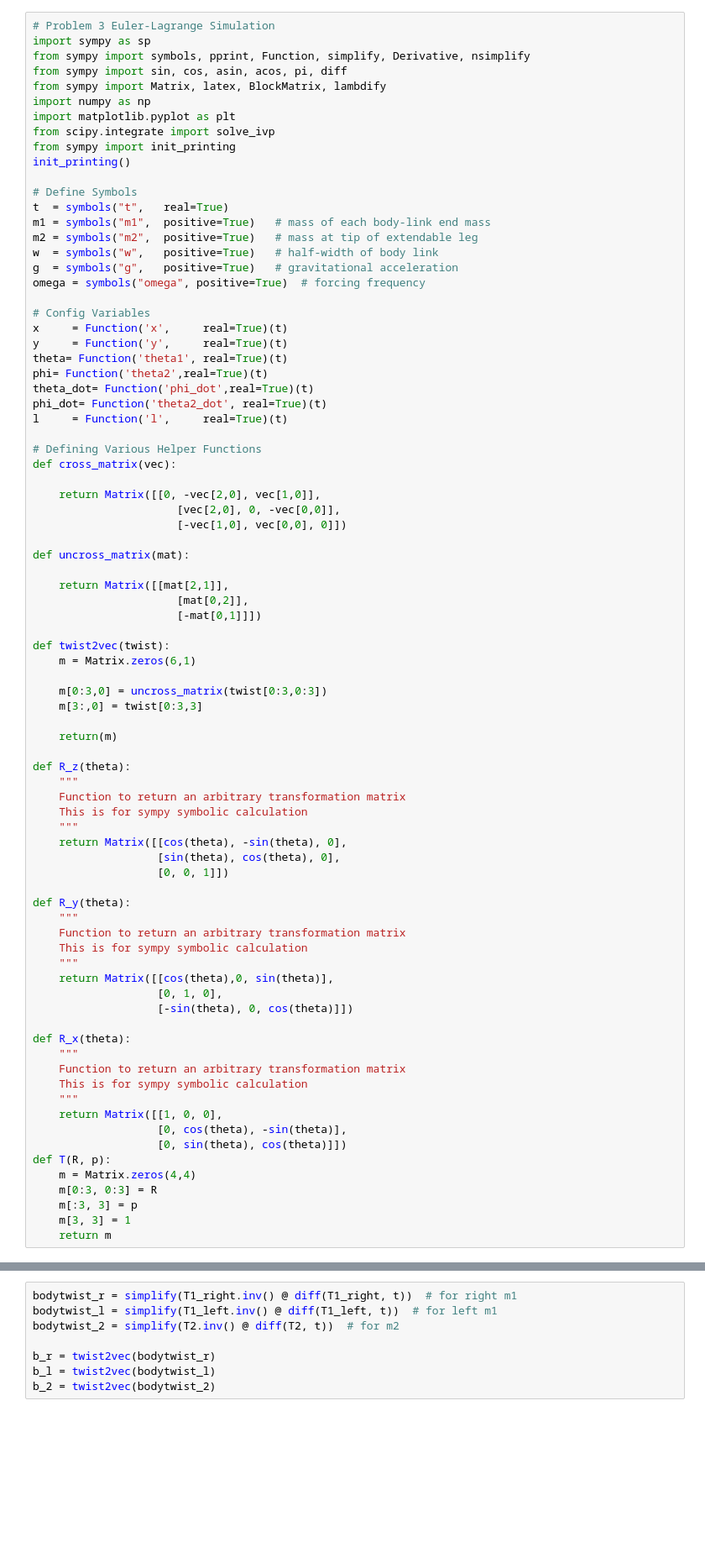
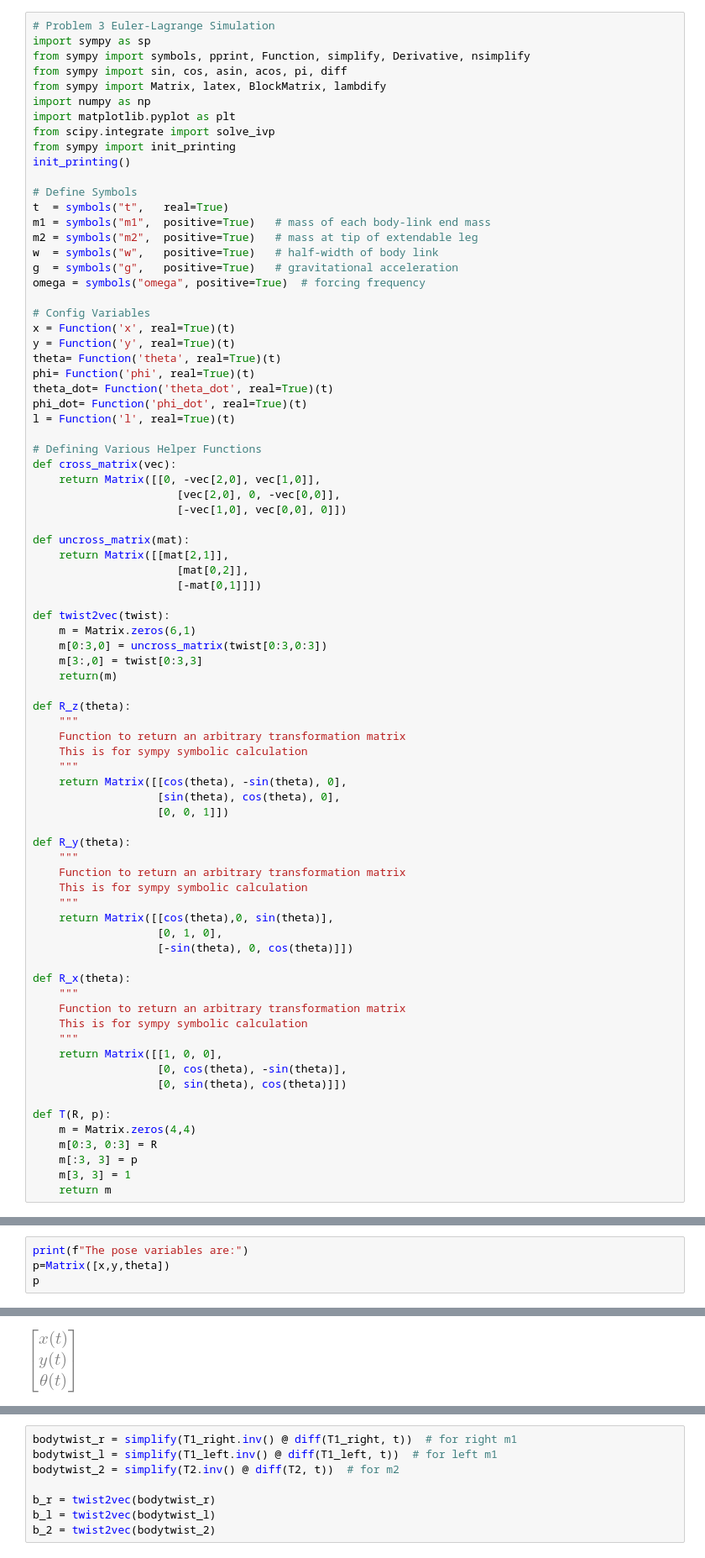
Before and after one commit to ryan-omori/MAE-269, a Jupyter notebook: HW2.ipynb, the cells around one changed output, grey strips where cells are left out. Shown at 84% size. Drawn from its saved outputs; the diff is of its cells as text; blank space fills up the shorter version.

```diff
--- a/HW2.ipynb
+++ b/HW2.ipynb
@@ -111,33 +125,29 @@ g  = symbols("g",   positive=True)   # gravitational acceleration
 omega = symbols("omega", positive=True)  # forcing frequency
 
 # Config Variables
-x     = Function('x',     real=True)(t)
-y     = Function('y',     real=True)(t)
-theta= Function('theta1', real=True)(t)
-phi= Function('theta2',real=True)(t)
-theta_dot= Function('phi_dot',real=True)(t)
-phi_dot= Function('theta2_dot', real=True)(t)
-l     = Function('l',     real=True)(t)
+x = Function('x', real=True)(t)
+y = Function('y', real=True)(t)
+theta= Function('theta', real=True)(t)
+phi= Function('phi', real=True)(t)
+theta_dot= Function('theta_dot', real=True)(t)
+phi_dot= Function('phi_dot', real=True)(t)
+l = Function('l', real=True)(t)
 
 # Defining Various Helper Functions
 def cross_matrix(vec):
-
     return Matrix([[0, -vec[2,0], vec[1,0]],
                       [vec[2,0], 0, -vec[0,0]],
                       [-vec[1,0], vec[0,0], 0]])
 
 def uncross_matrix(mat):
-
     return Matrix([[mat[2,1]],
                       [mat[0,2]],
                       [-mat[0,1]]])
 
 def twist2vec(twist):
     m = Matrix.zeros(6,1)
-
     m[0:3,0] = uncross_matrix(twist[0:3,0:3])
     m[3:,0] = twist[0:3,3]
-
     return(m)
 
 def R_z(theta):
@@ -166,6 +176,7 @@ def R_x(theta):
     return Matrix([[1, 0, 0],
                    [0, cos(theta), -sin(theta)],
                    [0, sin(theta), cos(theta)]])
+
 def T(R, p):
     m = Matrix.zeros(4,4)
     m[0:3, 0:3] = R
@@ -174,0 +188,5 @@ def T(R, p):
+# %%
+print(f"The pose variables are:")
+p=Matrix([x,y,theta])
+p
+# %% [output]
@@ -174,0 +194 @@ def T(R, p):
+[figure, added]
```
Also changed, not shown: parts of 48 cells of this notebook.
